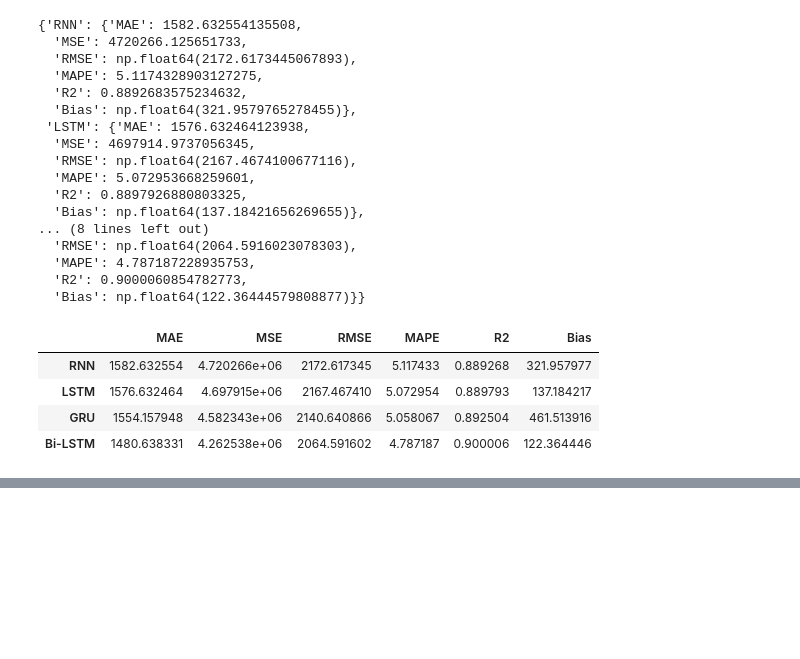
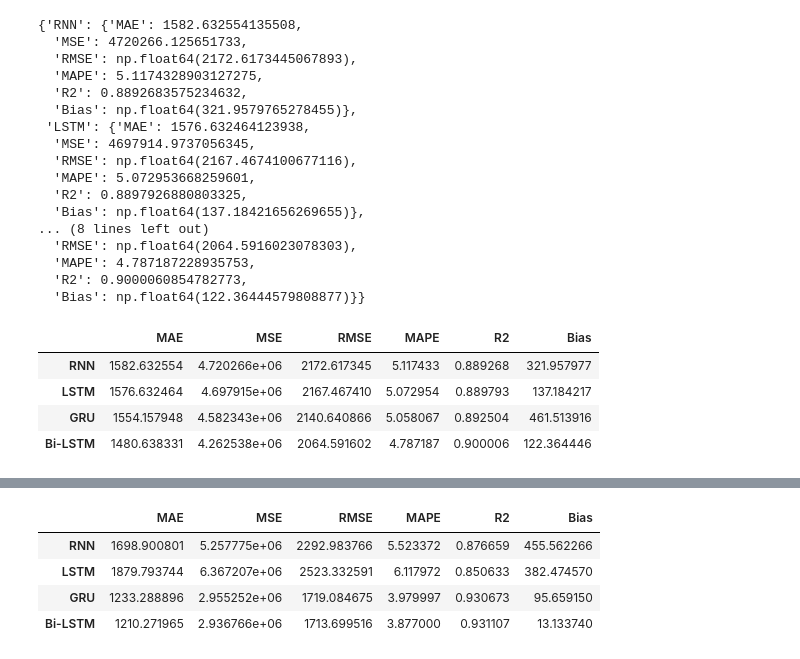
Before and after one commit to Logesh-M0324/Weekend_Task, a Jupyter notebook: Electricity Demand Forecasting using Deep Learning/Notebooks/05_DeepModel.ipynb, the cells around one changed output, grey strips where cells are left out. Drawn from its saved outputs; the diff is of its cells as text; code cells hidden in the pictures; blank space fills up the shorter version.

```diff
--- a/Electricity Demand Forecasting using Deep Learning/Notebooks/05_DeepModel.ipynb
+++ b/Electricity Demand Forecasting using Deep Learning/Notebooks/05_DeepModel.ipynb
@@ -884,0 +1587,38 @@ deep_results_df
+# %%
+rnn_pred_original_168 = scaler.inverse_transform(
+    rnn_pred_168.reshape(-1, 1)
+).reshape(rnn_pred_168.shape)
+
+lstm_pred_original_168 = scaler.inverse_transform(
+    lstm_pred_168.reshape(-1, 1)
+).reshape(lstm_pred_168.shape)
+
+gru_pred_original_168 = scaler.inverse_transform(
+    gru_pred_168.reshape(-1, 1)
+).reshape(gru_pred_168.shape)
+
+bilstm_pred_original_168 = scaler.inverse_transform(
+    bilstm_pred_168.reshape(-1, 1)
+).reshape(bilstm_pred_168.shape)
+# %%
+deep_results = {}
+
+deep_results["RNN"] = evaluate_deep_model(
+    y_test_original,
+    rnn_pred_original_168
+)
+
+deep_results["LSTM"] = evaluate_deep_model(
+    y_test_original,
+    lstm_pred_original_168
+)
+
+deep_results["GRU"] = evaluate_deep_model(
+    y_test_original,
+    gru_pred_original_168
+)
+
+deep_results["Bi-LSTM"] = evaluate_deep_model(
+    y_test_original,
+    bilstm_pred_original_168
+)
@@ -884,0 +1645,12 @@ deep_results_df
+# %%
+deep_results_df_48 = pd.DataFrame(
+    deep_results
+).T
+
+deep_results_df_48
+# %% [output]
+|  | MAE | MSE | RMSE | MAPE | R2 | Bias |
+| RNN | 1698.900801 | 5.257775e+06 | 2292.983766 | 5.523372 | 0.876659 | 455.562266 |
+| LSTM | 1879.793744 | 6.367207e+06 | 2523.332591 | 6.117972 | 0.850633 | 382.474570 |
+| GRU | 1233.288896 | 2.955252e+06 | 1719.084675 | 3.979997 | 0.930673 | 95.659150 |
+| Bi-LSTM | 1210.271965 | 2.936766e+06 | 1713.699516 | 3.877000 | 0.931107 | 13.133740 |
```
Also changed, not shown: parts of 49 cells of this notebook, 3 other files.
